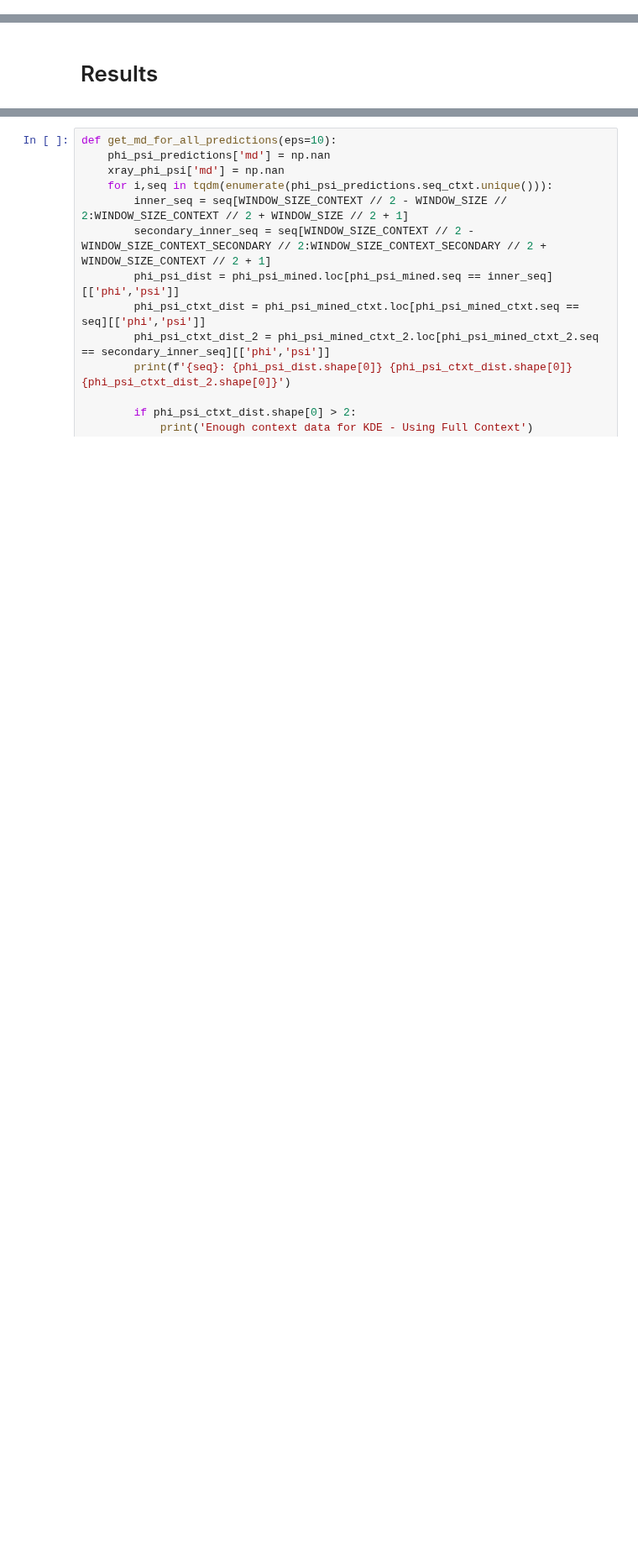
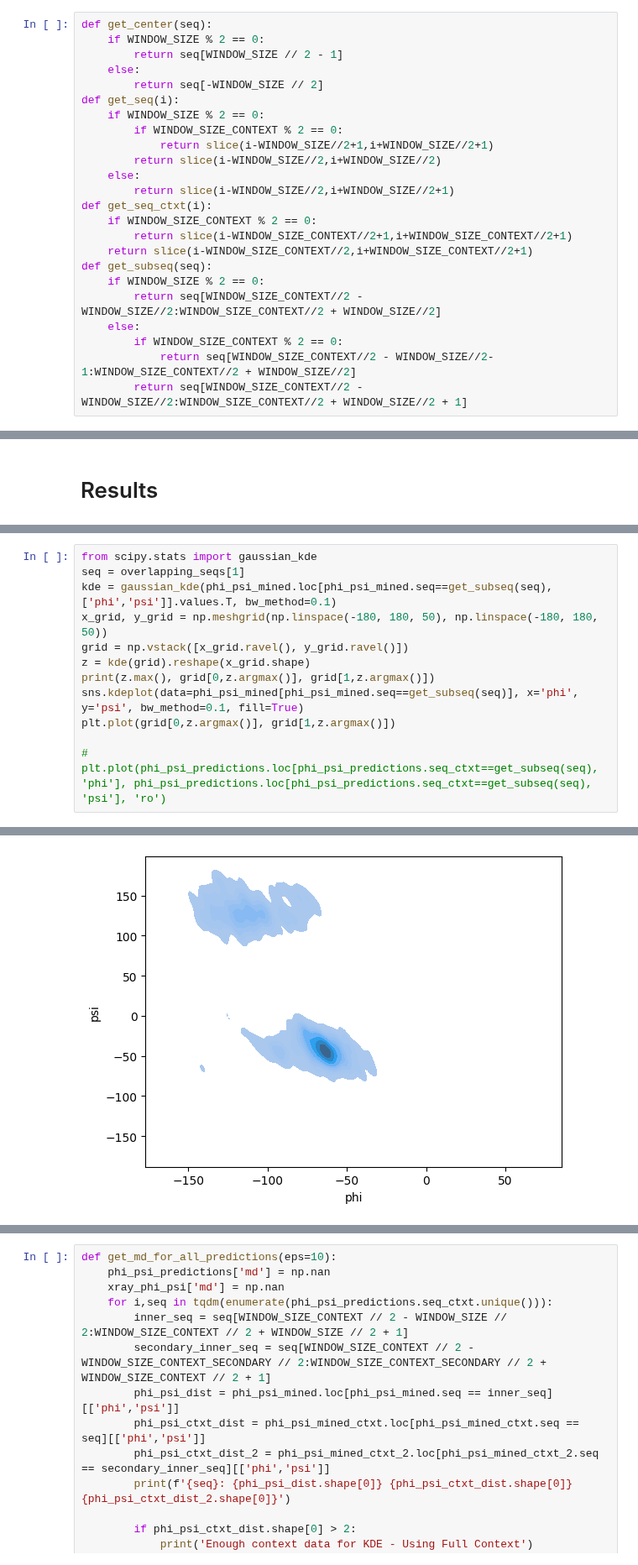
Before and after one commit to Musa-Azeem/protein-dihedral-visualization, a Jupyter notebook: multi-window.ipynb, the cells around one changed output, grey strips where cells are left out. Shown at 84% size. Drawn from its saved outputs; the diff is of its cells as text; blank space fills up the shorter version.

```diff
--- a/multi-window.ipynb
+++ b/multi-window.ipynb
@@ -34,6 +33,30 @@ if outdir.exists():
     print('Results already exist')
 else:
     outdir.mkdir(exist_ok=False, parents=True)
+# %%
+def get_center(seq):
+    if WINDOW_SIZE % 2 == 0:
+        return seq[WINDOW_SIZE // 2 - 1]
+    else:
+        return seq[-WINDOW_SIZE // 2]
+def get_seq(i):
+    if WINDOW_SIZE % 2 == 0:
+        if WINDOW_SIZE_CONTEXT % 2 == 0:
+            return slice(i-WINDOW_SIZE//2+1,i+WINDOW_SIZE//2+1)
+        return slice(i-WINDOW_SIZE//2,i+WINDOW_SIZE//2)
+    else:
+        return slice(i-WINDOW_SIZE//2,i+WINDOW_SIZE//2+1)
+def get_seq_ctxt(i):
+    if WINDOW_SIZE_CONTEXT % 2 == 0:
+        return slice(i-WINDOW_SIZE_CONTEXT//2+1,i+WINDOW_SIZE_CONTEXT//2+1)
+    return slice(i-WINDOW_SIZE_CONTEXT//2,i+WINDOW_SIZE_CONTEXT//2+1)
+def get_subseq(seq):
+    if WINDOW_SIZE % 2 == 0:
+        return seq[WINDOW_SIZE_CONTEXT//2 - WINDOW_SIZE//2:WINDOW_SIZE_CONTEXT//2 + WINDOW_SIZE//2]
+    else:
+        if WINDOW_SIZE_CONTEXT % 2 == 0:
+            return seq[WINDOW_SIZE_CONTEXT//2 - WINDOW_SIZE//2-1:WINDOW_SIZE_CONTEXT//2 + WINDOW_SIZE//2]
+        return seq[WINDOW_SIZE_CONTEXT//2 - WINDOW_SIZE//2:WINDOW_SIZE_CONTEXT//2 + WINDOW_SIZE//2 + 1]
 # %%
 # Get X-ray pdb
 pdbl = PDBList()
@@ -279,0 +346,13 @@ overlapping_seqs = list(set(phi_psi_mined_ctxt.seq) & set(phi_psi_predictions.se
+# %%
+from scipy.stats import gaussian_kde
+seq = overlapping_seqs[1]
+kde = gaussian_kde(phi_psi_mined.loc[phi_psi_mined.seq==get_subseq(seq), ['phi','psi']].values.T, bw_method=0.1)
+x_grid, y_grid = np.meshgrid(np.linspace(-180, 180, 50), np.linspace(-180, 180, 50))
+grid = np.vstack([x_grid.ravel(), y_grid.ravel()])
+z = kde(grid).reshape(x_grid.shape)
+print(z.max(), grid[0,z.argmax()], grid[1,z.argmax()])
+sns.kdeplot(data=phi_psi_mined[phi_psi_mined.seq==get_subseq(seq)], x='phi', y='psi', bw_method=0.1, fill=True)
+plt.plot(grid[0,z.argmax()], grid[1,z.argmax()])
+
+# plt.plot(phi_psi_predictions.loc[phi_psi_predictions.seq_ctxt==get_subseq(seq), 'phi'], phi_psi_predictions.loc[phi_psi_predictions.seq_ctxt==get_subseq(seq), 'psi'], 'ro')
+# %% [output]
@@ -280,3 +361,4 @@ overlapping_seqs = list(set(phi_psi_mined_ctxt.seq) & set(phi_psi_predictions.se
+[figure, added]
 # %%
 import seaborn as sns
 import matplotlib.pyplot as plt
```
Also changed, not shown: parts of 12 cells of this notebook.
